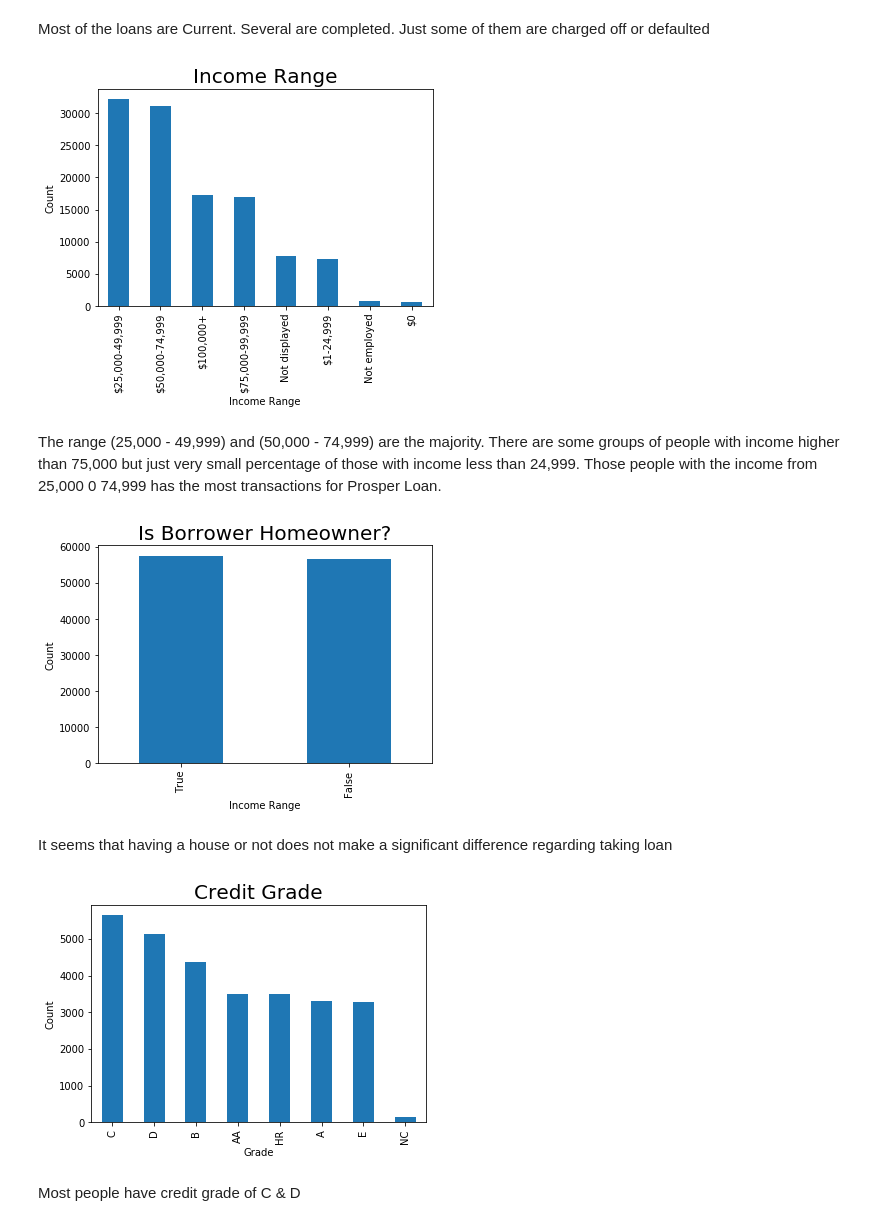
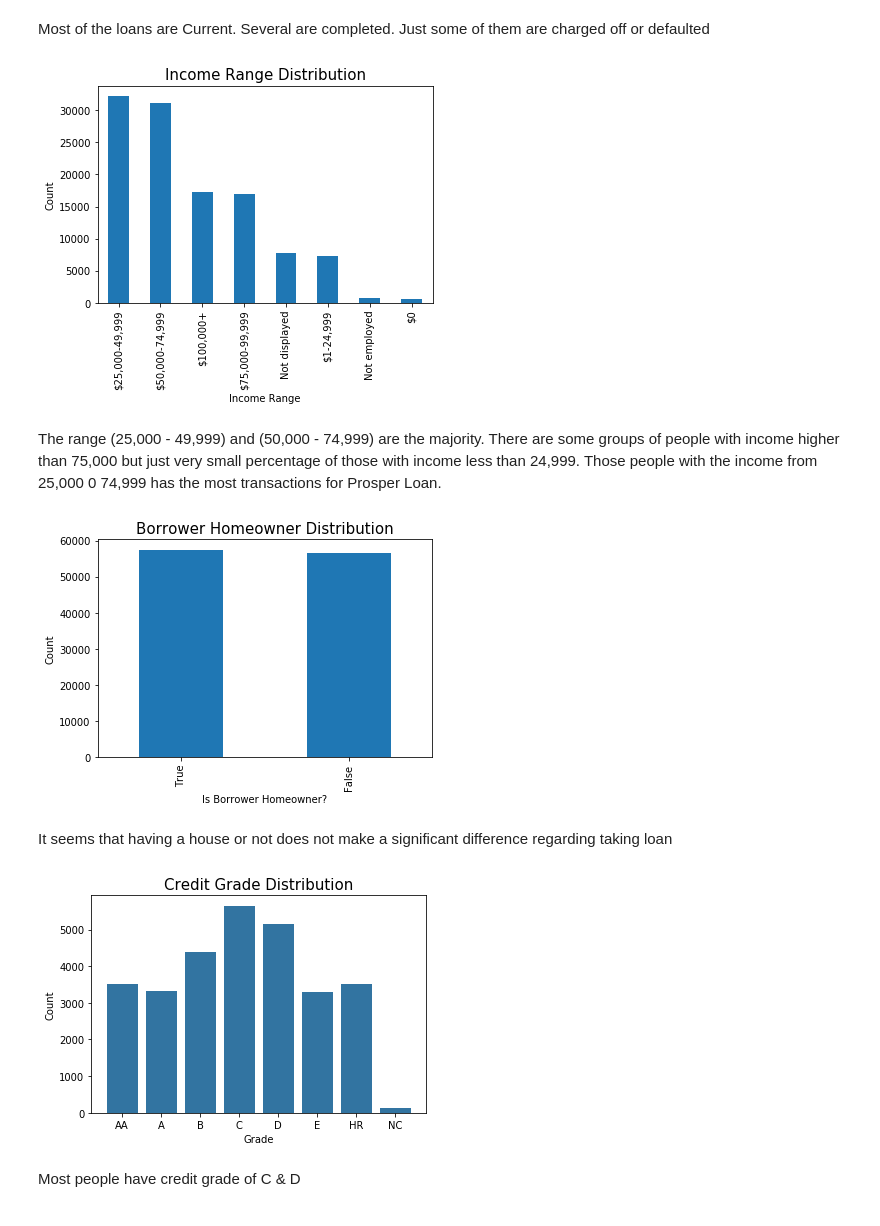
Before and after one commit to Annie189/Prosper-Loan, a Jupyter notebook: PROSPER LOAN _ PART 1.ipynb, the cells around one changed output. Cells and saved outputs as stored; diff of their text form; code cells hidden in the pictures.

```diff
--- a/PROSPER LOAN _ PART 1.ipynb
+++ b/PROSPER LOAN _ PART 1.ipynb
@@ -96,31 +96,31 @@ Most of the loans are Current. Several are completed. Just some of them are char
 
 Loan_data['IncomeRange'].value_counts().sort_values(ascending=False).plot(kind = 'bar')
 plt.ylabel('Count')
-plt.title('Income Range', size=20)
+plt.title('Income Range Distribution', size=15)
 plt.xlabel('Income Range')
 plt.plot();
 # %% [output]
-[figure, old version]
+[figure, new version]
 # %% [markdown]
 The range (25,000 - 49,999) and (50,000 - 74,999) are the majority. There are some groups of people with income higher than 75,000 but just very small percentage of those with income less than 24,999. Those people with the income from 25,000 0 74,999 has the most transactions for Prosper Loan.
 # %%
 Loan_data['IsBorrowerHomeowner'].value_counts().sort_values(ascending=False).plot(kind = 'bar')
 plt.ylabel('Count')
-plt.title('Is Borrower Homeowner?', size=20)
-plt.xlabel('Income Range')
+plt.title('Borrower Homeowner Distribution', size=15)
+plt.xlabel('Is Borrower Homeowner?')
 plt.plot();
 # %% [output]
-[figure, old version]
+[figure, new version]
 # %% [markdown]
 It seems that having a house or not does not make a significant difference regarding taking loan
 # %%
-Loan_data['CreditGrade'].value_counts().sort_values(ascending=False).plot(kind = 'bar')
+sns.countplot(data=Loan_data,x='CreditGrade',color=base_color, order = ['AA', 'A', 'B','C','D','E','HR','NC'])
 plt.ylabel('Count')
-plt.title('Credit Grade', size=20)
+plt.title('Credit Grade Distribution', size=15)
 plt.xlabel('Grade')
 plt.plot();
 # %% [output]
-[figure, old version]
+[figure, new version]
 # %% [markdown]
 Most people have credit grade of C & D
 # %%
```
Also changed, not shown: parts of 20 cells of this notebook, 1 other file.
